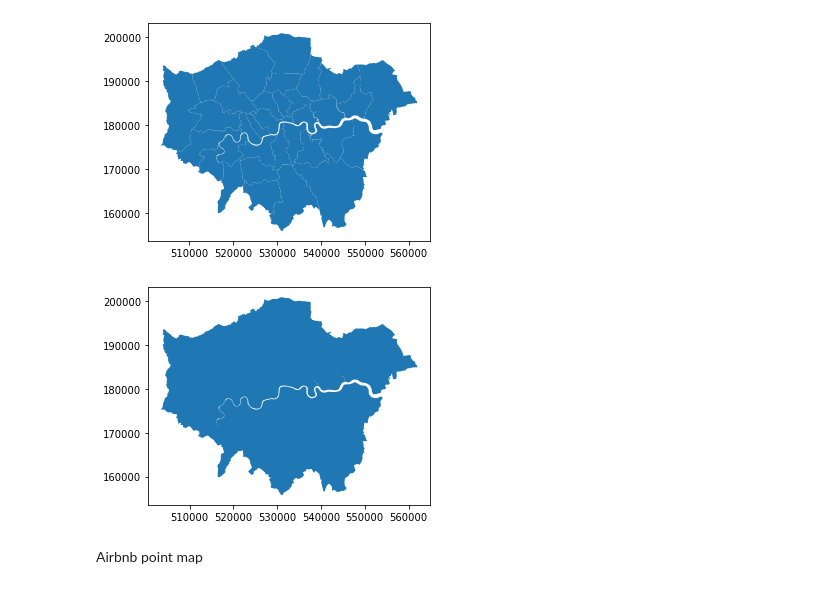
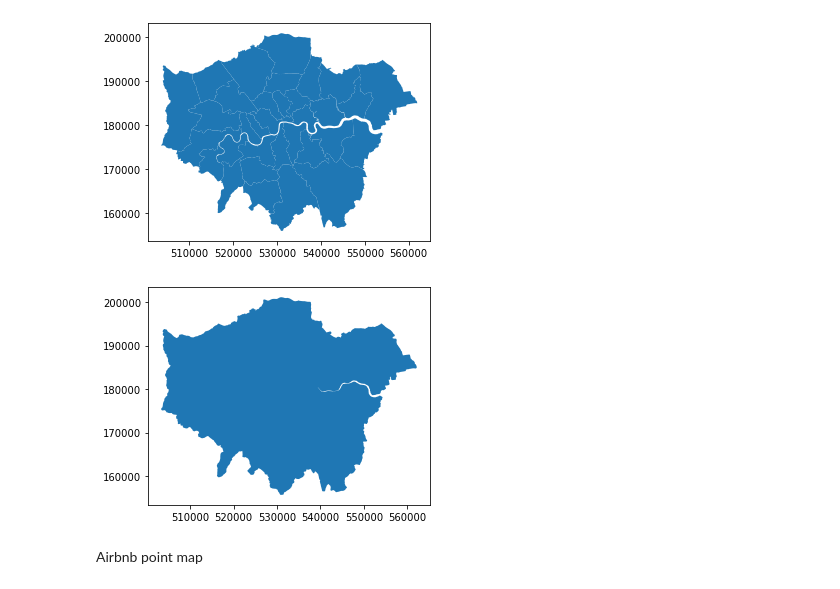
Before and after one commit to DaphneBdn/fsds_assessment3, a Jupyter notebook: Assessment-3-Analysis.ipynb, the cells around one changed output. Saved outputs shown, nothing was run; the diff lists cells and outputs as text; code cells hidden in the pictures.

```diff
--- a/Assessment-3-Analysis.ipynb
+++ b/Assessment-3-Analysis.ipynb
@@ -147,10 +170,10 @@ boros.plot()
 # %%
 ldn = gpd.GeoDataFrame(gpd.GeoSeries(data=boros.unary_union, crs='epsg:27700')).rename(columns={0:'original'})
 # %%
-ldn['geometry'] = ldn.original.buffer(20)
+ldn['geometry'] = ldn.original.buffer(200)
 ldn = ldn.set_geometry('geometry')
 ldn.plot();
 # %% [output]
-[figure, old version]
+[figure, new version]
 # %% [markdown]
 Airbnb point map
```
Also changed, not shown: parts of 48 cells of this notebook.
